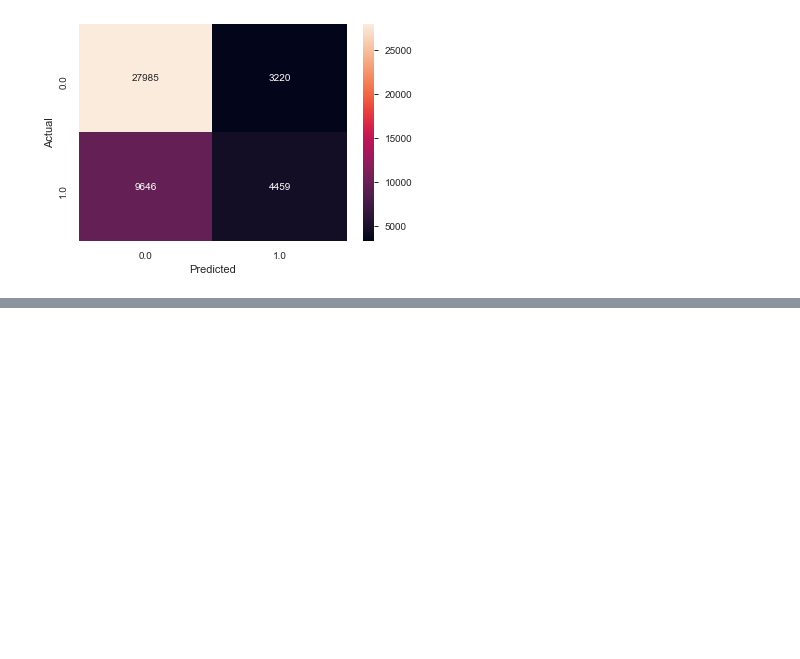
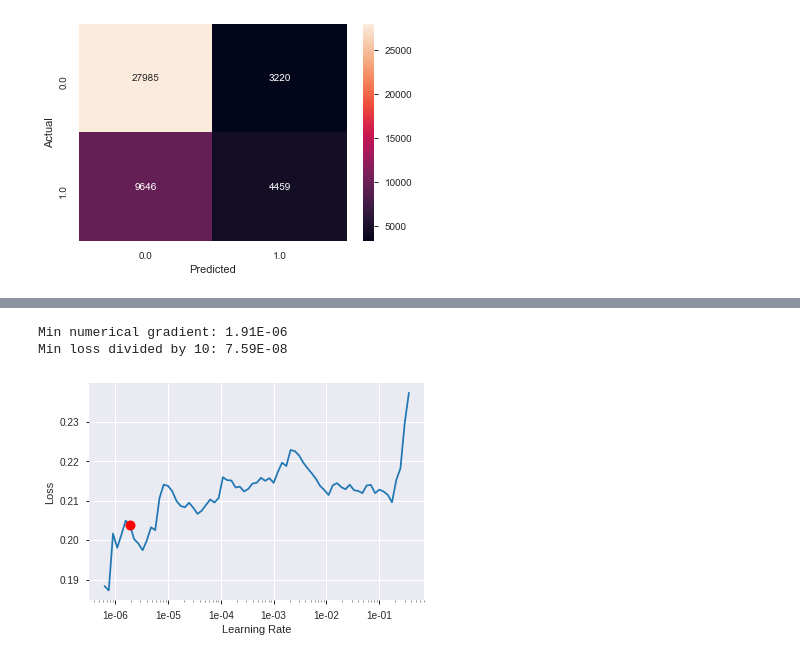
Before and after one commit to witchapong/amazon-thai-fake-review-classification, a Jupyter notebook: Benchmark.ipynb, the cells around one changed output, grey strips where cells are left out. Drawn from its saved outputs; the diff is of its cells as text; code cells hidden in the pictures; blank space fills up the shorter version.

```diff
--- a/Benchmark.ipynb
+++ b/Benchmark.ipynb
@@ -245,0 +429,5 @@ _THWIKI_LSTM
+# %%
+learn.load_encoder("amazon_thai_review_enc-1")
+learn.freeze_to(-2)
+learn.fit_one_cycle(1, slice(1e-6 / (2.6 ** 4), 1e-6))
+learn.save_encoder("amazon_thai_review_enc-2")
@@ -245,0 +454,4 @@ _THWIKI_LSTM
+# %%
+learn.load_encoder("amazon_thai_review_enc-2")
+learn.freeze_to(-3)
+learn.lr_find()
@@ -245,0 +480,6 @@ _THWIKI_LSTM
+# %%
+learn.recorder.plot(suggestion=True)
+# %% [output]
+Min numerical gradient: 1.91E-06
+Min loss divided by 10: 7.59E-08
+[figure, added]
```
Also changed, not shown: parts of 45 cells of this notebook.
